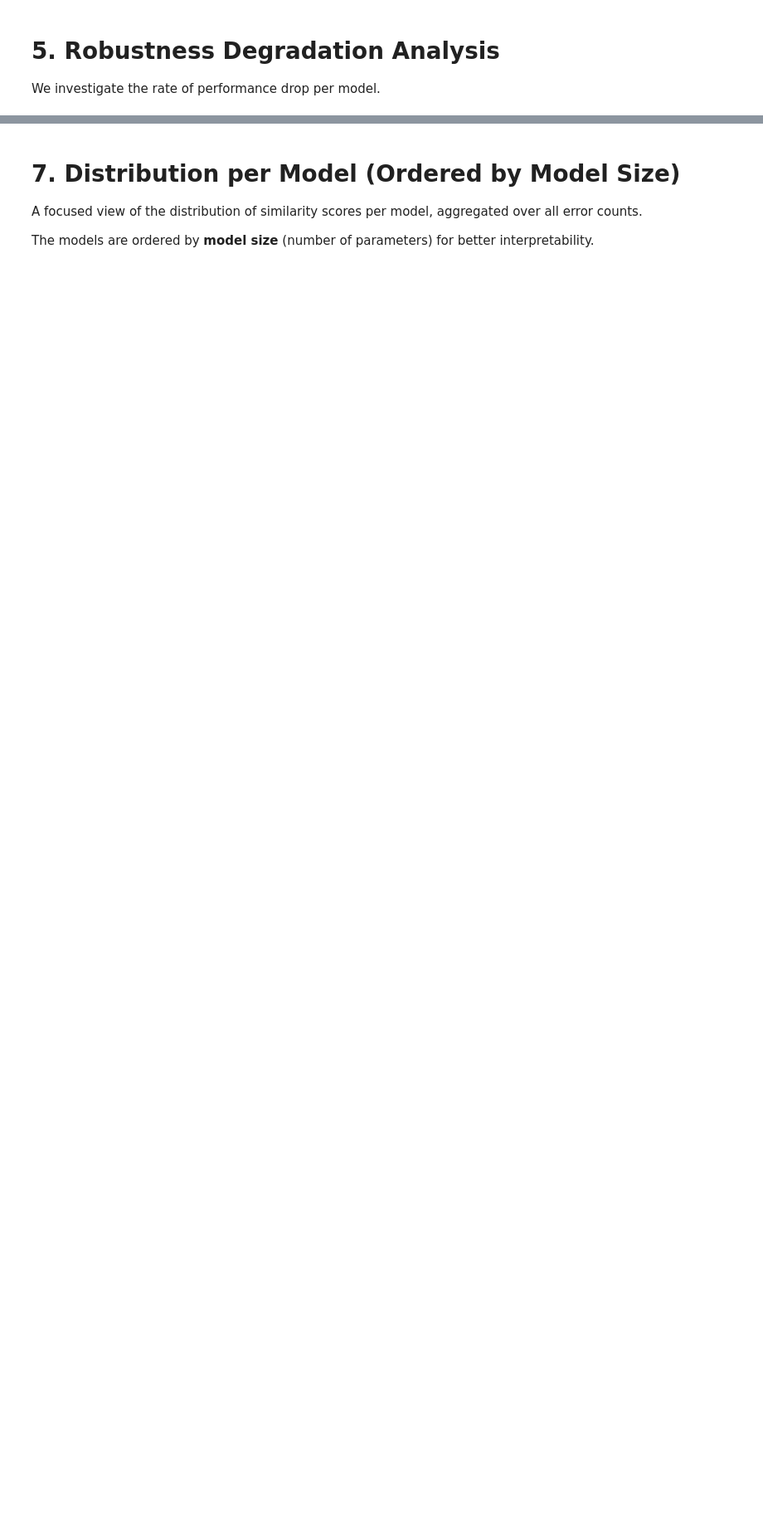
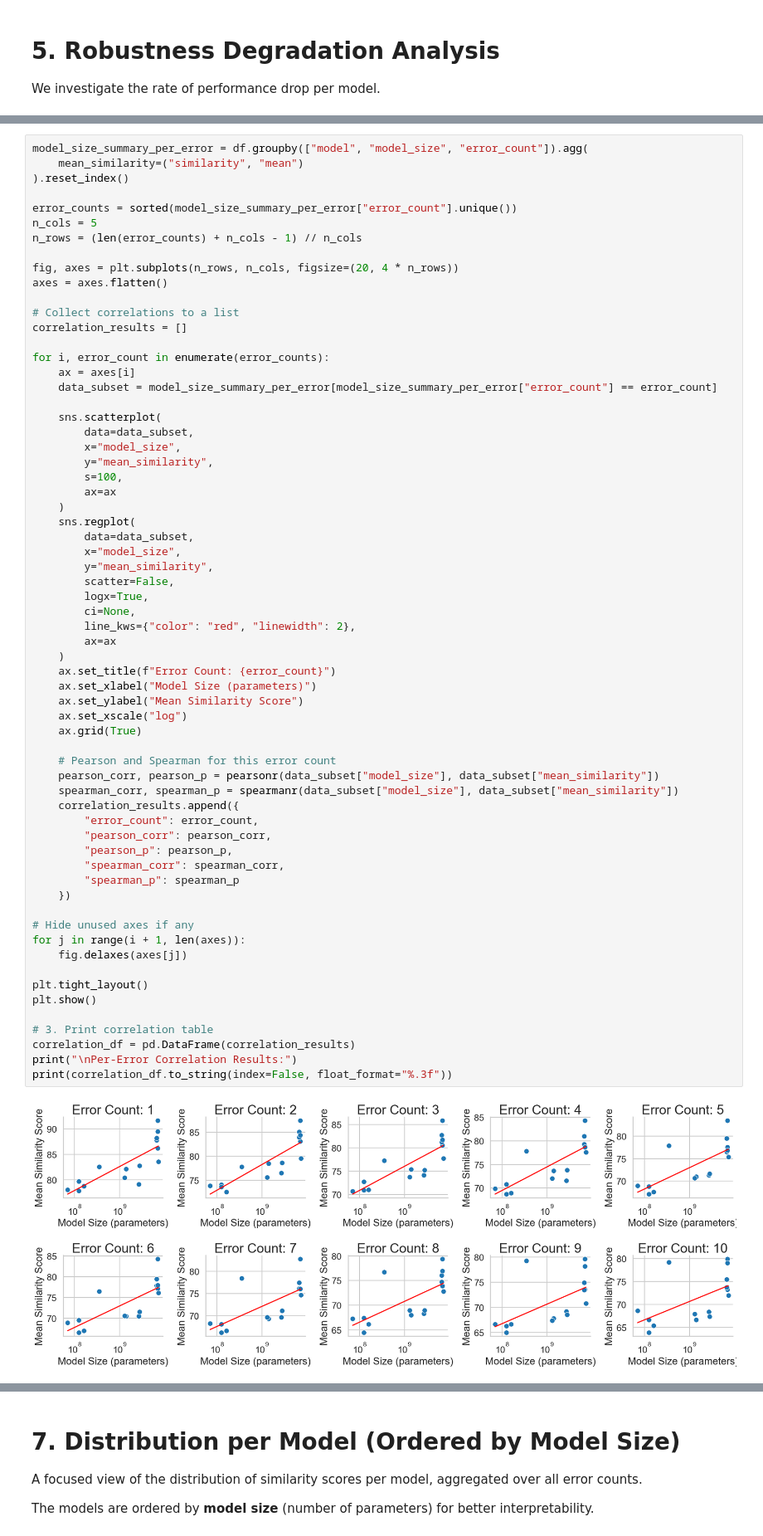
Before and after one commit to SapirDahan/Evaluating_the_Robustness_of_Language_Models_to_Misspellings, a Jupyter notebook: Results_Visualization/Analysis_Model_Robustness.ipynb, the cells around one changed output, grey strips where cells are left out. Shown at 83% size. Drawn from its saved outputs; the diff is of its cells as text; blank space fills up the shorter version.

```diff
--- a/Results_Visualization/Analysis_Model_Robustness.ipynb
+++ b/Results_Visualization/Analysis_Model_Robustness.ipynb
@@ -317,0 +310,66 @@ Spearman correlation: 0.831 (p-value: 0.000126)
+# %%
+model_size_summary_per_error = df.groupby(["model", "model_size", "error_count"]).agg(
+    mean_similarity=("similarity", "mean")
+).reset_index()
+
+error_counts = sorted(model_size_summary_per_error["error_count"].unique())
+n_cols = 5
+n_rows = (len(error_counts) + n_cols - 1) // n_cols
+
+fig, axes = plt.subplots(n_rows, n_cols, figsize=(20, 4 * n_rows))
+axes = axes.flatten()
+
+# Collect correlations to a list
+correlation_results = []
+
+for i, error_count in enumerate(error_counts):
+    ax = axes[i]
+    data_subset = model_size_summary_per_error[model_size_summary_per_error["error_count"] == error_count]
+
+    sns.scatterplot(
+        data=data_subset,
+        x="model_size",
+        y="mean_similarity",
+        s=100,
+        ax=ax
+    )
+    sns.regplot(
+        data=data_subset,
+        x="model_size",
+        y="mean_similarity",
+        scatter=False,
+        logx=True,
+        ci=None,
+        line_kws={"color": "red", "linewidth": 2},
+        ax=ax
+    )
+    ax.set_title(f"Error Count: {error_count}")
+    ax.set_xlabel("Model Size (parameters)")
+    ax.set_ylabel("Mean Similarity Score")
+    ax.set_xscale("log")
+    ax.grid(True)
+
+    # Pearson and Spearman for this error count
+    pearson_corr, pearson_p = pearsonr(data_subset["model_size"], data_subset["mean_similarity"])
+    spearman_corr, spearman_p = spearmanr(data_subset["model_size"], data_subset["mean_similarity"])
+    correlation_results.append({
+        "error_count": error_count,
+        "pearson_corr": pearson_corr,
+        "pearson_p": pearson_p,
+        "spearman_corr": spearman_corr,
+        "spearman_p": spearman_p
+    })
+
+# Hide unused axes if any
+for j in range(i + 1, len(axes)):
+    fig.delaxes(axes[j])
+
+plt.tight_layout()
+plt.show()
+
+# 3. Print correlation table
+correlation_df = pd.DataFrame(correlation_results)
+print("\nPer-Error Correlation Results:")
+print(correlation_df.to_string(index=False, float_format="%.3f"))
+# %% [output]
+[figure, added]
```
Also changed, not shown: parts of 13 cells of this notebook, 6 other files.
